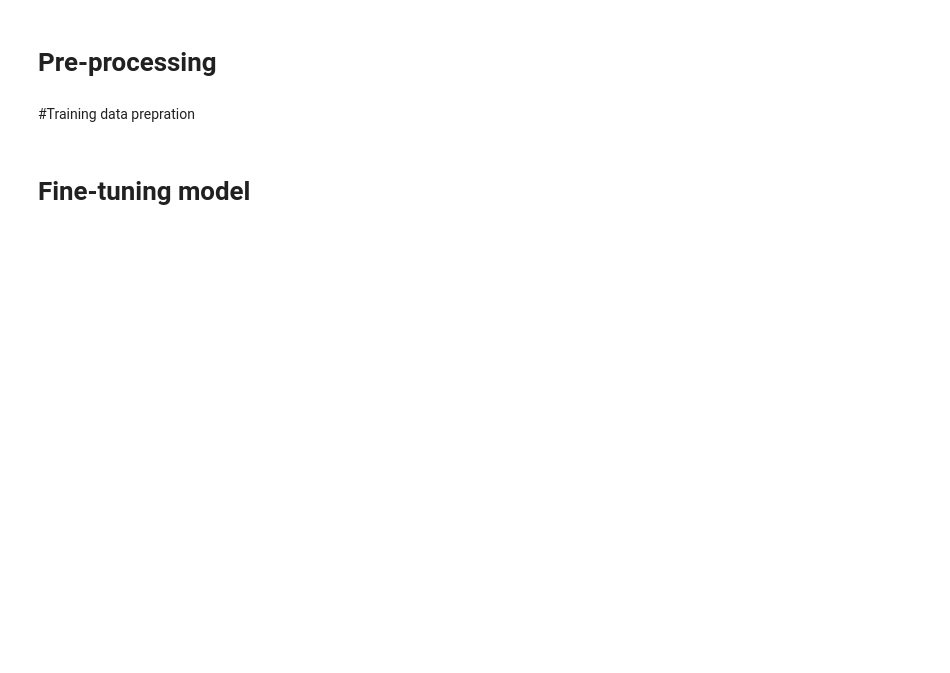
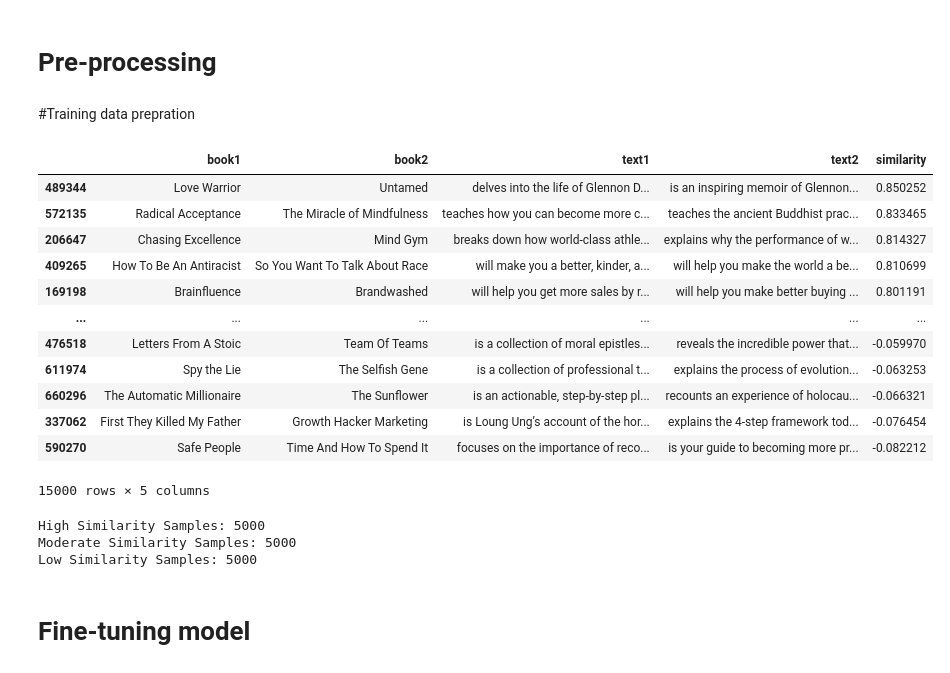
Before and after one commit to manojrathor08/book_recommender, a Jupyter notebook: Untitled0.ipynb, the cells around one changed output. Saved outputs shown, nothing was run; the diff lists cells and outputs as text; code cells hidden in the pictures; blank space fills up the shorter version.

```diff
--- a/Untitled0.ipynb
+++ b/Untitled0.ipynb
@@ -26,0 +70,11 @@ pd.set_option('display.max_colwidth', None)
+# %%
+# Group categories for each book
+data = data.groupby('book_name', as_index=False).agg({
+    'summaries': 'first',  # Retain the first summary
+    'categories': ', '.join  # Combine categories into a single string
+})
+# %%
+# Split categories into a list
+data['categories_list'] = data['categories'].str.split(', ')
+
+data
@@ -55,11 +123,19 @@ def preprocess_data(data):
     Returns:
         pd.DataFrame: Preprocessed dataset.
     """
+    # Remove duplicates where both 'book_name' and 'categories' are identical
+    data = data.drop_duplicates(subset=['book_name'], keep='first').reset_index(drop=True)
     # Drop rows with missing values in 'book_name' and 'summaries'
-    data = data.dropna(subset=['book_name', 'summaries']).reset_index(drop=True)
+    missing_or_empty_rows = data[
+    (data['book_name'].isna() | (data['book_name'].str.strip() == "") | (data['book_name'].str.strip() == ".")) |
+    (data['summaries'].isna() | (data['summaries'].str.strip() == "") | (data['summaries'].str.strip() == "."))]
 
-    # Remove duplicates where both 'book_name' and 'categories' are identical
-    data = data.drop_duplicates(subset=['book_name', 'categories'], keep='first').reset_index(drop=True)
+    # Drop these rows
+    data = data.drop(missing_or_empty_rows.index)
+
+    # Reset the index after dropping rows (optional)
+    data.reset_index(drop=True, inplace=True)
+
 
     # Group categories for each book
     data = data.groupby('book_name', as_index=False).agg({
@@ -70,11 +146,6 @@ def preprocess_data(data):
     # Split categories into a list
     data['categories_list'] = data['categories'].str.split(', ')
 
-    # Combine summaries with joined categories for each row
-    data['combined_text'] = data.apply(
-        lambda row: row['summaries'] + " " + " ".join(row['categories_list']),
-        axis=1
-    )
     return data
 def generate_embeddings(data, model_name='all-MiniLM-L6-v2'):
     """
@@ -153,7 +224,7 @@ data.to_csv('preprocessed_books_data.csv', index=False)
 #Training data prepration
 # %%
 # Create emnedding from pre-trained model for fine-tuning
-data = generate_embeddings(data,model_name='all-MiniLM-L6-v2')
+model,data = generate_embeddings(data,model_name='all-MiniLM-L6-v2')
 # Generate pairs
 pairs_df = generate_pairs(data)
 
@@ -165,5 +236,30 @@ train_examples = [
     InputExample(texts=[row['text1'], row['text2']], label=float(row['similarity']))
     for _, row in stratified_pairs_df.iterrows()
 ]
+# %%
+stratified_pairs_df.sort_values(by = 'similarity', ascending = False)
+# %% [output]
+|  | book1 | book2 | text1 | text2 | similarity |
+| 489344 | Love Warrior | Untamed | delves into the life of Glennon D... | is an inspiring memoir of Glennon... | 0.850252 |
+| 572135 | Radical Acceptance | The Miracle of Mindfulness | teaches how you can become more c... | teaches the ancient Buddhist prac... | 0.833465 |
+| 206647 | Chasing Excellence | Mind Gym | breaks down how world-class athle... | explains why the performance of w... | 0.814327 |
+| 409265 | How To Be An Antiracist | So You Want To Talk About Race | will make you a better, kinder, a... | will help you make the world a be... | 0.810699 |
+| 169198 | Brainfluence | Brandwashed | will help you get more sales by r... | will help you make better buying ... | 0.801191 |
+| ... | ... | ... | ... | ... | ... |
+| 476518 | Letters From A Stoic | Team Of Teams | is a collection of moral epistles... | reveals the incredible power that... | -0.059970 |
+| 611974 | Spy the Lie | The Selfish Gene | is a collection of professional t... | explains the process of evolution... | -0.063253 |
+| 660296 | The Automatic Millionaire | The Sunflower | is an actionable, step-by-step pl... | recounts an experience of holocau... | -0.066321 |
+| 337062 | First They Killed My Father | Growth Hacker Marketing | is Loung Ung’s account of the hor... | explains the 4-step framework tod... | -0.076454 |
+| 590270 | Safe People | Time And How To Spend It | focuses on the importance of reco... | is your guide to becoming more pr... | -0.082212 |
+15000 rows × 5 columns
+# %%
+# Check stratification
+print("High Similarity Samples:", len(stratified_pairs_df[stratified_pairs_df['similarity'] >= 0.5]))
+print("Moderate Similarity Samples:", len(stratified_pairs_df[(stratified_pairs_df['similarity'] < 0.5) & (stratified_pairs_df['similarity'] >= 0.3)]))
+print("Low Similarity Samples:", len(stratified_pairs_df[stratified_pairs_df['similarity'] < 0.3]))
+# %% [output]
+High Similarity Samples: 5000
+Moderate Similarity Samples: 5000
+Low Similarity Samples: 5000
 # %% [markdown]
 # Fine-tuning model
```
Also changed, not shown: parts of 15 cells of this notebook, 10 other files.
